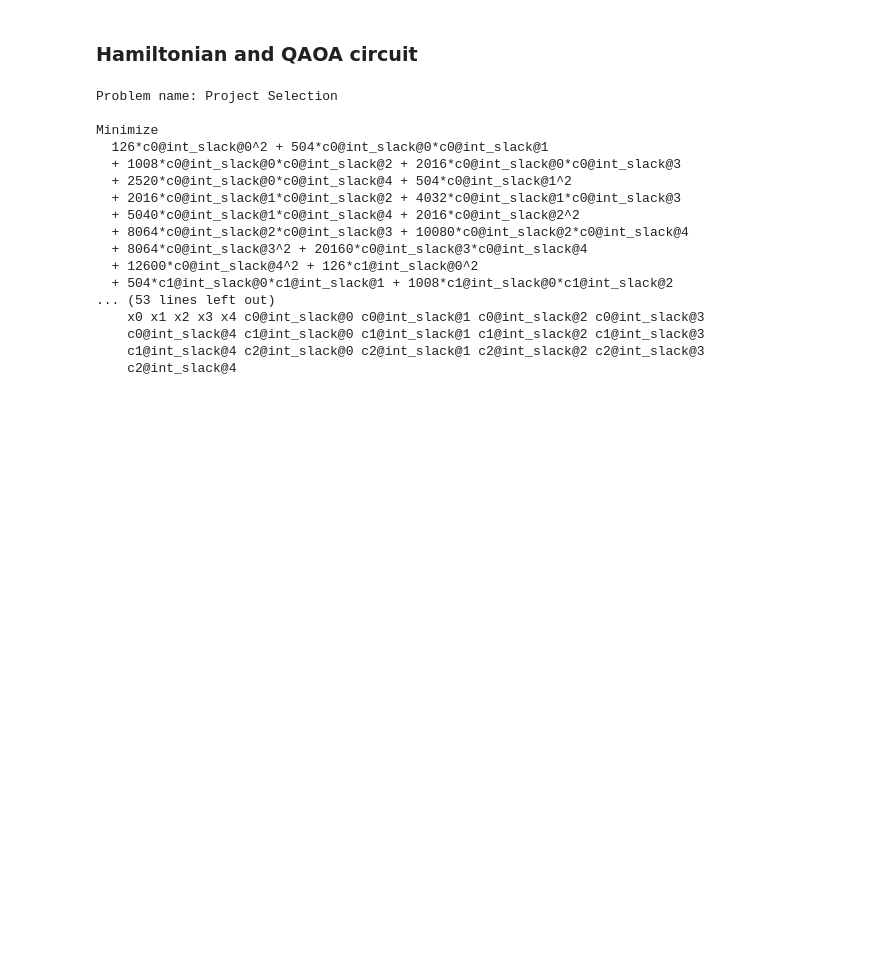
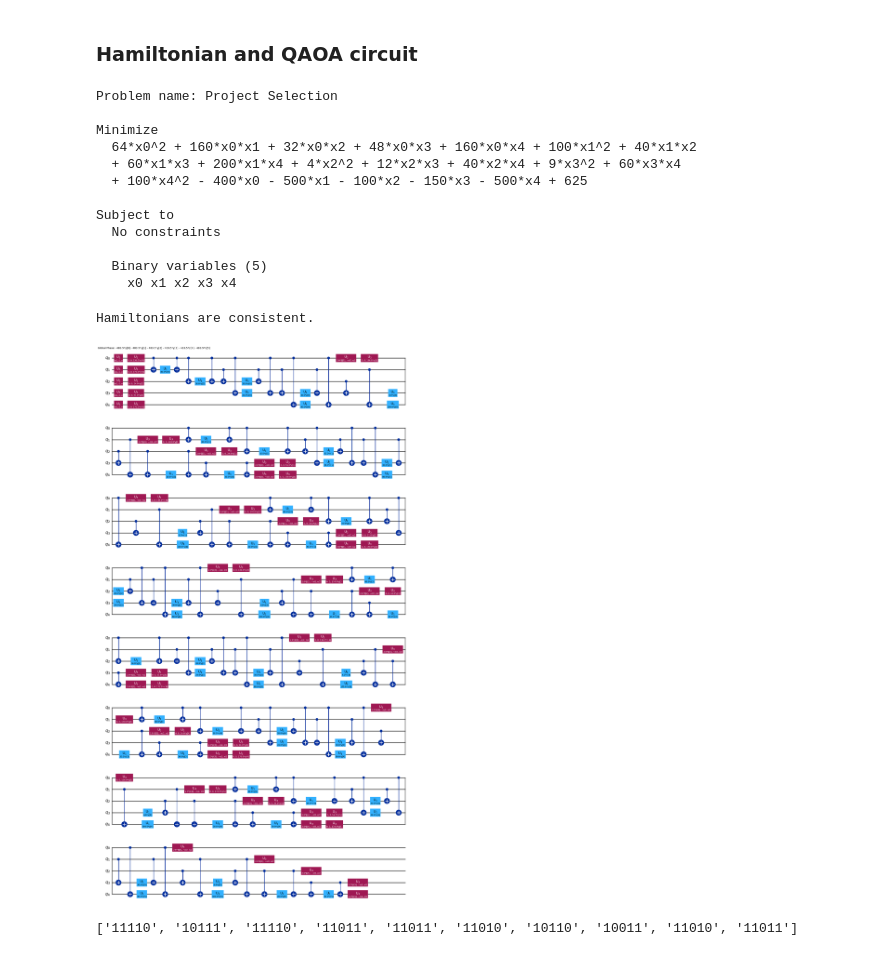
Before and after one commit to annafcosta/Operations-Research-QAOA, a Jupyter notebook: src/example_9_1_1.ipynb, the cells around one changed output. Saved outputs shown, nothing was run; the diff lists cells and outputs as text; code cells hidden in the pictures; blank space fills up the shorter version.

Commit message:
QUBO function and simulation

```diff
--- a/src/example_9_1_1.ipynb
+++ b/src/example_9_1_1.ipynb
@@ -213,0 +235,8 @@ status: SUCCESS
+# %%
+projectSelectionQP = QuadraticProgram("Project Selection")
+
+for i in range(n):
+    projectSelectionQP.binary_var(name=f'x{i}')
+
+linear = [-mu[i] for i in range(n)]
+projectSelectionQP.minimize(linear=dict(zip([f'x{i}' for i in range(n)], linear)))
@@ -214,21 +255,41 @@ status: SUCCESS
 # %%
 qubo = QuadraticProgramToQubo().convert(projectSelectionQP)
+
 print(qubo.prettyprint())
 # %% [output]
 Problem name: Project Selection
 
 Minimize
-  126*c0@int_slack@0^2 + 504*c0@int_slack@0*c0@int_slack@1
-  + 1008*c0@int_slack@0*c0@int_slack@2 + 2016*c0@int_slack@0*c0@int_slack@3
-  + 2520*c0@int_slack@0*c0@int_slack@4 + 504*c0@int_slack@1^2
-  + 2016*c0@int_slack@1*c0@int_slack@2 + 4032*c0@int_slack@1*c0@int_slack@3
-  + 5040*c0@int_slack@1*c0@int_slack@4 + 2016*c0@int_slack@2^2
-  + 8064*c0@int_slack@2*c0@int_slack@3 + 10080*c0@int_slack@2*c0@int_slack@4
-  + 8064*c0@int_slack@3^2 + 20160*c0@int_slack@3*c0@int_slack@4
-  + 12600*c0@int_slack@4^2 + 126*c1@int_slack@0^2
-  + 504*c1@int_slack@0*c1@int_slack@1 + 1008*c1@int_slack@0*c1@int_slack@2
-... (53 lines left out)
-    x0 x1 x2 x3 x4 c0@int_slack@0 c0@int_slack@1 c0@int_slack@2 c0@int_slack@3
-    c0@int_slack@4 c1@int_slack@0 c1@int_slack@1 c1@int_slack@2 c1@int_slack@3
-    c1@int_slack@4 c2@int_slack@0 c2@int_slack@1 c2@int_slack@2 c2@int_slack@3
-    c2@int_slack@4
+  64*x0^2 + 160*x0*x1 + 32*x0*x2 + 48*x0*x3 + 160*x0*x4 + 100*x1^2 + 40*x1*x2
+  + 60*x1*x3 + 200*x1*x4 + 4*x2^2 + 12*x2*x3 + 40*x2*x4 + 9*x3^2 + 60*x3*x4
+  + 100*x4^2 - 400*x0 - 500*x1 - 100*x2 - 150*x3 - 500*x4 + 625
+
+Subject to
+  No constraints
+
+  Binary variables (5)
+    x0 x1 x2 x3 x4
+# %%
+aer_sim = AerSimulator()
+pm = generate_preset_pass_manager(backend=aer_sim, optimization_level=1)
+# %%
+hamiltonian, offset = qubo.to_ising()
+# %%
+ansatz = QAOAAnsatz(hamiltonian, reps=6)
+
+ansatz_isa = pm.run(ansatz)
+hamiltonian_isa = hamiltonian.apply_layout(ansatz_isa.layout)
+# %%
+def check_hamiltonian_consistency(hamiltonian_qaoa, hamiltonian_exact):
+    if np.allclose(hamiltonian_qaoa.to_matrix(), hamiltonian_exact.to_matrix()):
+        print("Hamiltonians are consistent.")
+    else:
+        print("Hamiltonians are inconsistent.")
+
+check_hamiltonian_consistency(hamiltonian_isa, hamiltonian)
+# %% [output]
+Hamiltonians are consistent.
+# %%
+ansatz_isa.decompose(reps=2).draw(output="mpl", style="iqp")
+# %% [output]
+[figure, added]
@@ -234,0 +346,4 @@ Minimize
+# %%
+print(results)
+# %% [output]
+['11110', '10111', '11110', '11011', '11011', '11010', '10110', '10011', '11010', '11011']
```
Also changed, not shown: parts of 13 cells of this notebook.
